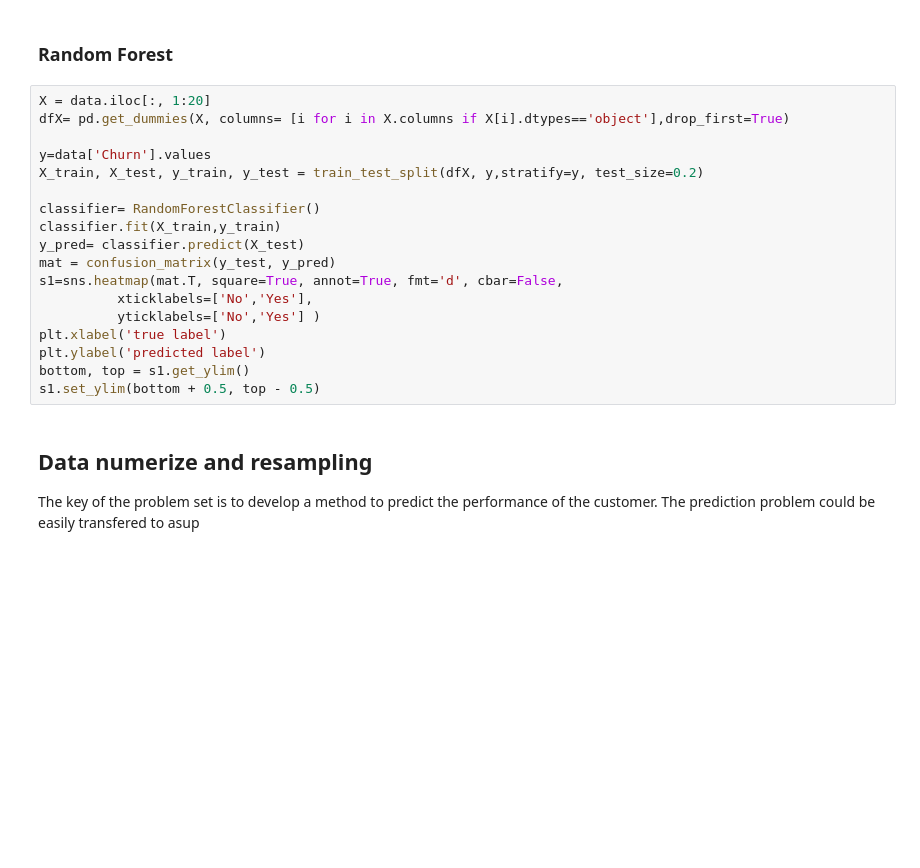
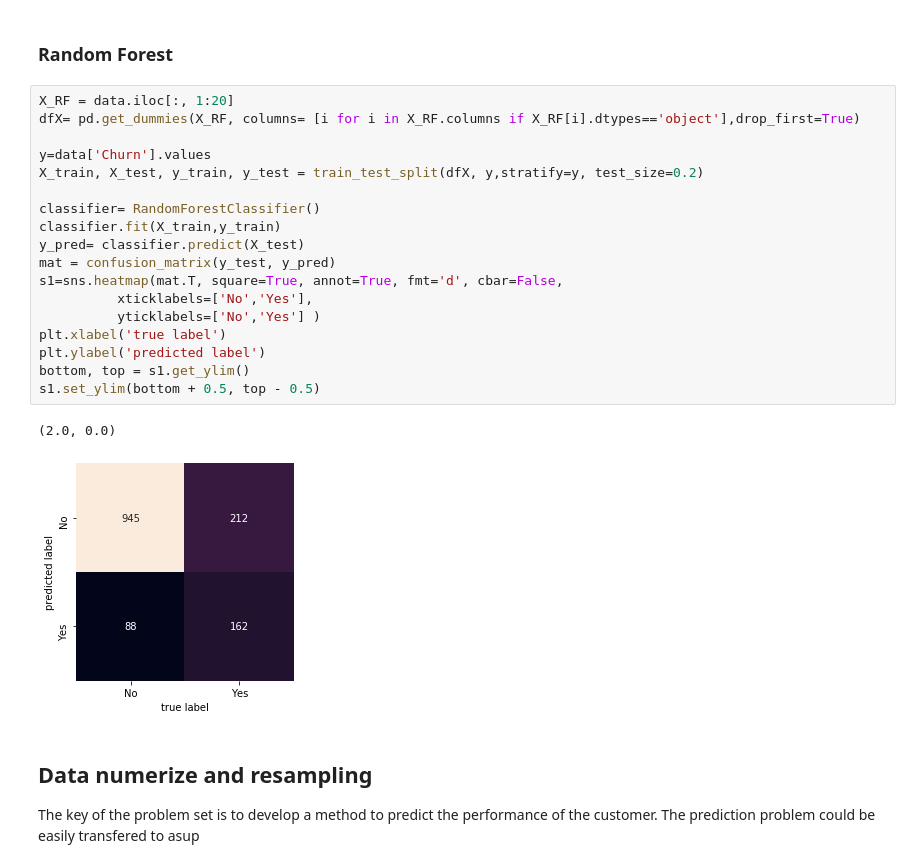
Before and after one commit to Mgallese97/Data-Science-in-Practice, a Jupyter notebook: Probelm Set 2/Problem Set 2.ipynb, the cells around one changed output. Cells and saved outputs as stored; diff of their text form; blank space fills up the shorter version.

```diff
--- a/Probelm Set 2/Problem Set 2.ipynb
+++ b/Probelm Set 2/Problem Set 2.ipynb
@@ -88,23 +87,26 @@ NameError: name 'X' is not defined
 # %% [markdown]
 ### Random Forest
 # %%
-X = data.iloc[:, 1:20]
-dfX= pd.get_dummies(X, columns= [i for i in X.columns if X[i].dtypes=='object'],drop_first=True)
+X_RF = data.iloc[:, 1:20]
+dfX= pd.get_dummies(X_RF, columns= [i for i in X_RF.columns if X_RF[i].dtypes=='object'],drop_first=True)
 
 y=data['Churn'].values
 X_train, X_test, y_train, y_test = train_test_split(dfX, y,stratify=y, test_size=0.2)
 
 classifier= RandomForestClassifier()
 classifier.fit(X_train,y_train)
 y_pred= classifier.predict(X_test)
 mat = confusion_matrix(y_test, y_pred)
 s1=sns.heatmap(mat.T, square=True, annot=True, fmt='d', cbar=False,
           xticklabels=['No','Yes'],
           yticklabels=['No','Yes'] )
 plt.xlabel('true label')
 plt.ylabel('predicted label')
 bottom, top = s1.get_ylim()
 s1.set_ylim(bottom + 0.5, top - 0.5)
+# %% [output]
+(2.0, 0.0)
+[figure, added]
 # %% [markdown]
 ## Data numerize and resampling
 The key of the problem set is to develop a method to predict the performance of the customer. The prediction problem could be easily transfered to asup
```
Also changed, not shown: parts of 7 cells of this notebook.
